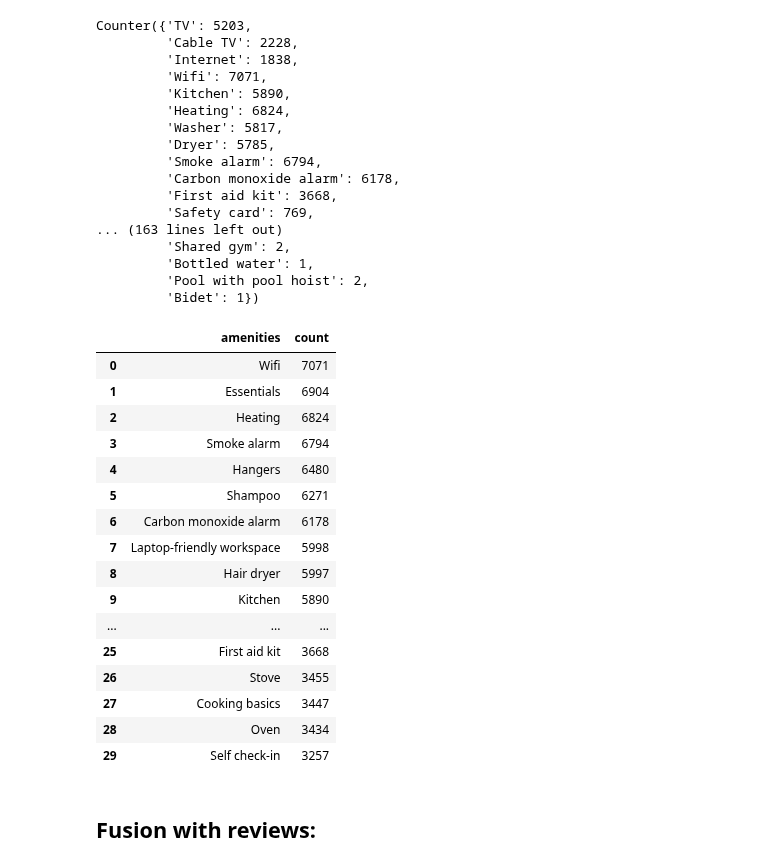
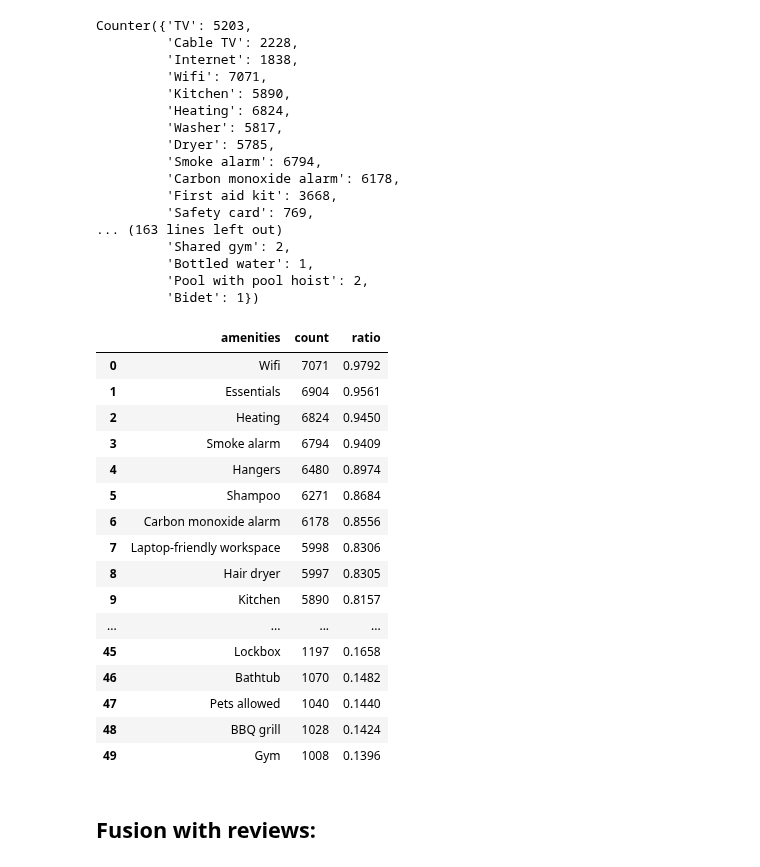
Before and after one commit to johnfcchan/crackdatescience, a Jupyter notebook: Airbnb_evan.ipynb, the cells around one changed output. Saved outputs shown, nothing was run; the diff lists cells and outputs as text; code cells hidden in the pictures.

```diff
--- a/Airbnb_evan.ipynb
+++ b/Airbnb_evan.ipynb
@@ -479,27 +479,29 @@ Counter({'TV': 5203,
          'Pool with pool hoist': 2,
          'Bidet': 1})
 # %%
-sub_df = pd.DataFrame(results.most_common(30), columns=['amenities', 'count'])
+sub_df = pd.DataFrame(results.most_common(50), columns=['amenities', 'count'])
-# %%
-sub_df
-# %% [output]
-|  | amenities | count |
-| 0 | Wifi | 7071 |
-| 1 | Essentials | 6904 |
-| 2 | Heating | 6824 |
-| 3 | Smoke alarm | 6794 |
-| 4 | Hangers | 6480 |
-| 5 | Shampoo | 6271 |
-| 6 | Carbon monoxide alarm | 6178 |
-| 7 | Laptop-friendly workspace | 5998 |
-| 8 | Hair dryer | 5997 |
-| 9 | Kitchen | 5890 |
-| ... | ... | ... |
-| 25 | First aid kit | 3668 |
-| 26 | Stove | 3455 |
-| 27 | Cooking basics | 3447 |
-| 28 | Oven | 3434 |
-| 29 | Self check-in | 3257 |
+# %%
+sub_df['ratio'] = round(sub_df['count'] / len(amenities),4)
+# %%
+sub_df.sort_values(by=['count'], ascending=False)
+# %% [output]
+|  | amenities | count | ratio |
+| 0 | Wifi | 7071 | 0.9792 |
+| 1 | Essentials | 6904 | 0.9561 |
+| 2 | Heating | 6824 | 0.9450 |
+| 3 | Smoke alarm | 6794 | 0.9409 |
+| 4 | Hangers | 6480 | 0.8974 |
+| 5 | Shampoo | 6271 | 0.8684 |
+| 6 | Carbon monoxide alarm | 6178 | 0.8556 |
+| 7 | Laptop-friendly workspace | 5998 | 0.8306 |
+| 8 | Hair dryer | 5997 | 0.8305 |
+| 9 | Kitchen | 5890 | 0.8157 |
+| ... | ... | ... | ... |
+| 45 | Lockbox | 1197 | 0.1658 |
+| 46 | Bathtub | 1070 | 0.1482 |
+| 47 | Pets allowed | 1040 | 0.1440 |
+| 48 | BBQ grill | 1028 | 0.1424 |
+| 49 | Gym | 1008 | 0.1396 |
 # %% [markdown]
 ## Fusion with reviews:
 # %%
```
Also changed, not shown: 1 other file.
